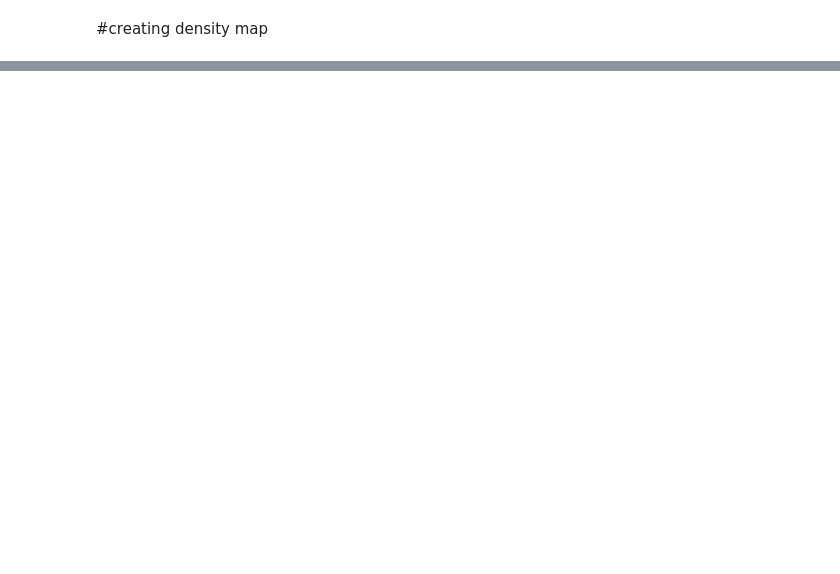
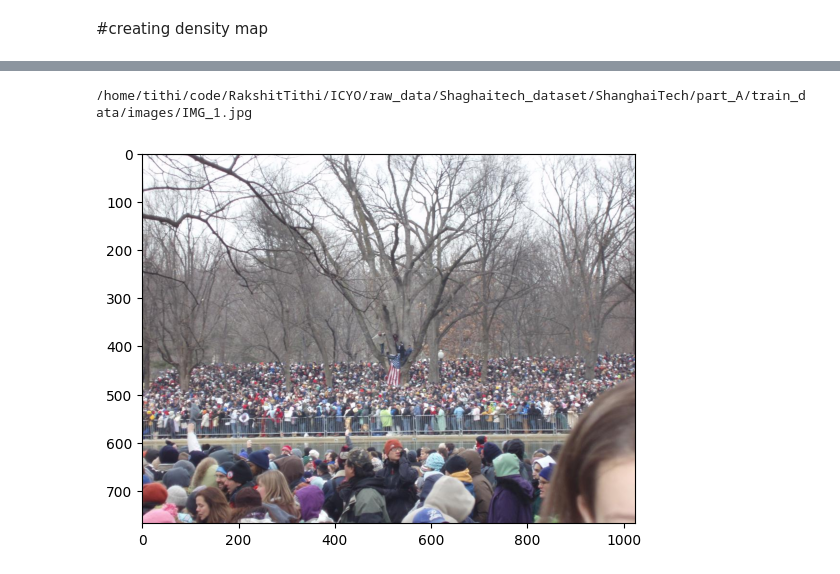
Before and after one commit to RakshitTithi/Camie, a Jupyter notebook: make_dataset.ipynb, the cells around one changed output, grey strips where cells are left out. Saved outputs shown, nothing was run; the diff lists cells and outputs as text; code cells hidden in the pictures; blank space fills up the shorter version.

```diff
--- a/make_dataset.ipynb
+++ b/make_dataset.ipynb
@@ -79,0 +139,7 @@ len(gt)
+# %%
+img = Image.open(file_path.replace('.h5','.jpg').replace('ground-truth','images'))
+plt.imshow(img)
+print(file_path.replace('.h5','.jpg').replace('ground-truth','images'))
+# %% [output]
+/home/tithi/code/RakshitTithi/ICYO/raw_data/Shaghaitech_dataset/ShanghaiTech/part_A/train_data/images/IMG_1.jpg
+[figure, added]
```
Also changed, not shown: parts of 18 cells of this notebook, 58 other files.
